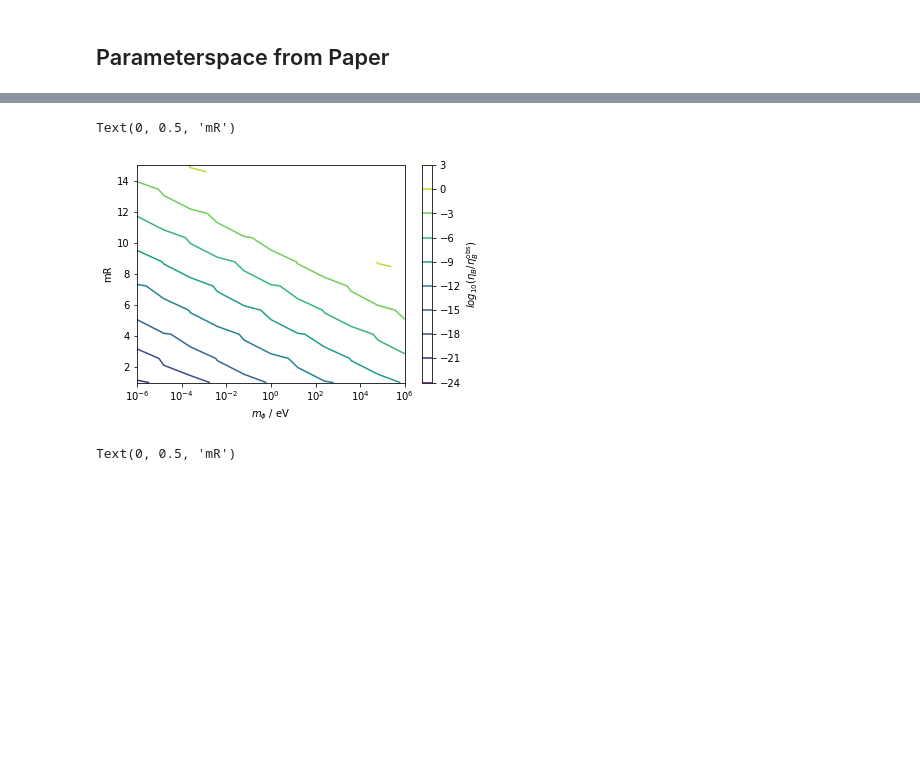
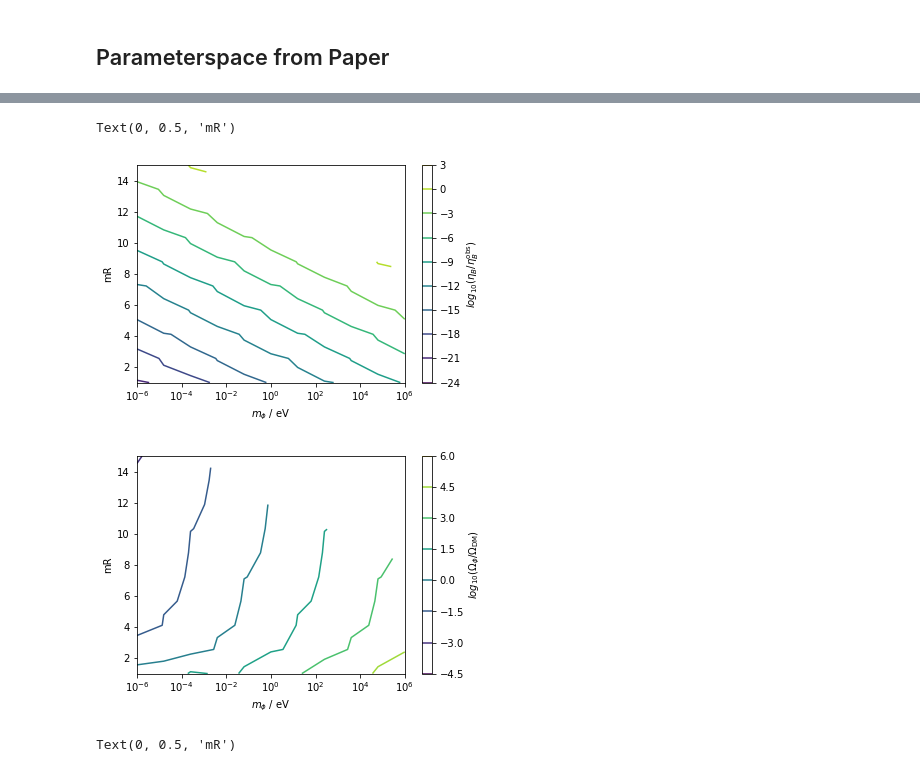
Before and after one commit to anna-jana/masters-project, a Jupyter notebook: transport_eq_in_time/clockwork.ipynb, the cells around one changed output, grey strips where cells are left out. Saved outputs shown, nothing was run; the diff lists cells and outputs as text; code cells hidden in the pictures; blank space fills up the shorter version.

```diff
--- a/transport_eq_in_time/clockwork.ipynb
+++ b/transport_eq_in_time/clockwork.ipynb
@@ -92,14 +64,24 @@ Wall time: 4min 5s
 # %%
 eta_observed = 6e-10 # from paper
+eta = obs[:, :, 0] * obs[:, :, 1]
+Omega_h_sq = obs[:, :, 2]
+Omega_DM_h_sq = 0.11933
 plt.figure()
 plt.contour(m_phi_range * 1e9, mR_range, np.log10(eta / eta_observed))
 plt.xscale("log")
 plt.colorbar(label=r"$log_{10}(\eta_B / \eta_B^\mathrm{obs})$")
 plt.xlabel(r"$m_\phi$ / eV")
 plt.ylabel(r"mR")
+plt.figure()
+plt.contour(m_phi_range * 1e9, mR_range, np.log10(Omega_h_sq / Omega_DM_h_sq))
+plt.xscale("log")
+plt.colorbar(label=r"$log_{10}(\Omega_\phi / \Omega_\mathrm{DM})$")
+plt.xlabel(r"$m_\phi$ / eV")
+plt.ylabel(r"mR")
 # %% [output]
 Text(0, 0.5, 'mR')
 [figure]
+[figure, added]
 # %%
 curvature = np.array([[calc_d2V_eff_dphi2(theta_to_phi_over_f(1.0, calc_eps(mR)), calc_eps(mR), m_phi / calc_eps(mR))
             for m_phi in m_phi_range] for mR in mR_range])
```
Also changed, not shown: parts of 3 cells of this notebook, 2 other files.
